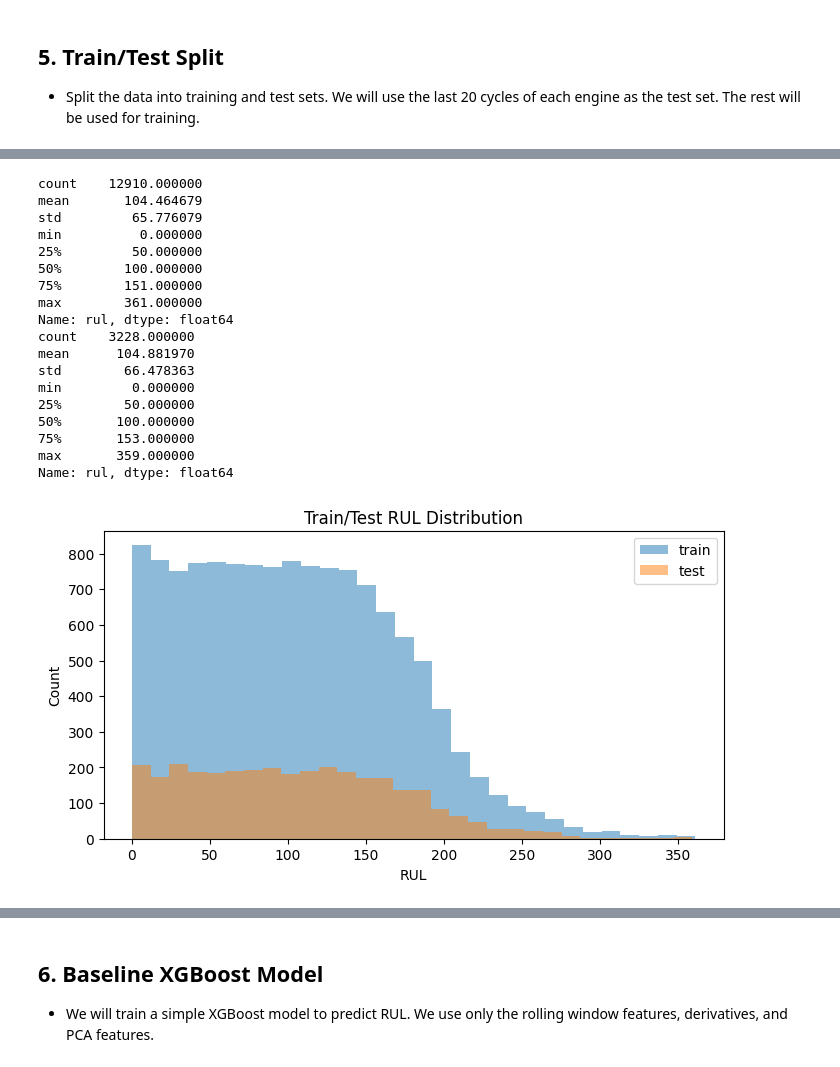
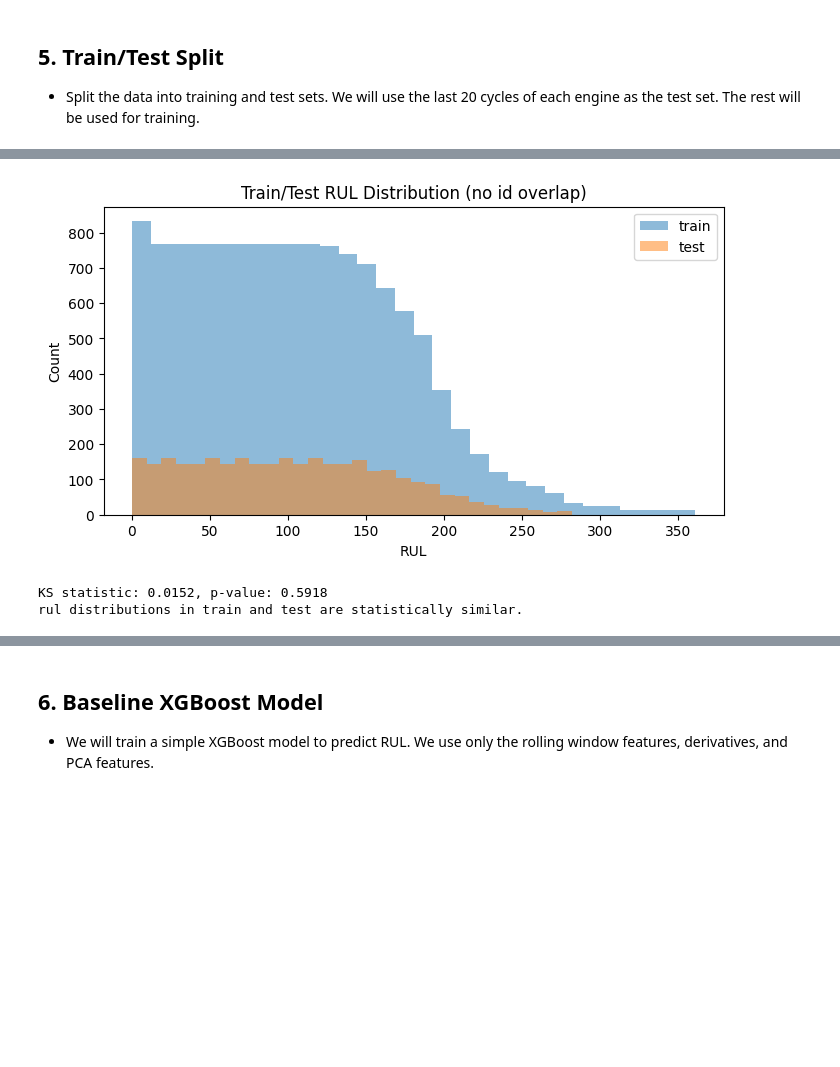
Before and after one commit to AleksTurov/motors, a Jupyter notebook: notebook/motor_rul_baseline.ipynb, the cells around one changed output, grey strips where cells are left out. Saved outputs shown, nothing was run; the diff lists cells and outputs as text; code cells hidden in the pictures; blank space fills up the shorter version.

```diff
--- a/notebook/motor_rul_baseline.ipynb
+++ b/notebook/motor_rul_baseline.ipynb
@@ -272,0 +325,5 @@ df[rolling_cols] = imputer.fit_transform(df[rolling_cols])
+# %%
+# Create bins for RUL to stratify the split
+id_rul = df.groupby('id')['rul'].max().reset_index()
+id_rul['rul_bin'] = pd.qcut(id_rul['rul'], q=10, duplicates='drop')
+id_rul['rul_bin']
@@ -272,0 +344,15 @@ df[rolling_cols] = imputer.fit_transform(df[rolling_cols])
+# %%
+# Split the data into training and test sets, stratifying by the RUL bins
+train_ids, test_ids = train_test_split(
+    id_rul['id'],
+    test_size=0.2,
+    random_state=42,
+    stratify=id_rul['rul_bin']
+)
+# %%
+# Form train and test sets based on the selected ids
+train_df = df[df['id'].isin(train_ids)].copy()
+test_df = df[df['id'].isin(test_ids)].copy()
+
+print(train_df['rul'].describe())
+print(test_df['rul'].describe())
@@ -273,54 +378,27 @@ df[rolling_cols] = imputer.fit_transform(df[rolling_cols])
 # %%
-from sklearn.model_selection import train_test_split
-
-# Create bins for RUL to stratify the split
-# This helps to ensure that both training and test sets have a similar distribution of RUL values
-# We use pd.qcut to create quantile-based bins, which helps in stratifying the split
-# The 'duplicates' parameter is set to 'drop' to avoid issues with bins that have the same edges
-# This is useful when the RUL values are not evenly distributed
-df['rul_bin'] = pd.qcut(df['rul'], q=10, duplicates='drop')
-
-# Стратифицированный сплит по бинам
-train_df, test_df = train_test_split(
-    df,
-    test_size=0.2,
-    random_state=42,
-    stratify=df['rul_bin']
-)
-
-# Удаляем вспомогательный столбец
-train_df = train_df.drop(columns='rul_bin')
-test_df = test_df.drop(columns='rul_bin')
-
-print(train_df['rul'].describe())
-print(test_df['rul'].describe())
+# Visualize the distribution of RUL in train and test sets
 import matplotlib.pyplot as plt
 
 plt.figure(figsize=(8,4))
 plt.hist(train_df['rul'], bins=30, alpha=0.5, label='train')
 plt.hist(test_df['rul'], bins=30, alpha=0.5, label='test')
 plt.xlabel('RUL')
 plt.ylabel('Count')
 plt.legend()
-plt.title('Train/Test RUL Distribution')
+plt.title('Train/Test RUL Distribution (no id overlap)')
 plt.show()
 # %% [output]
-count    12910.000000
-mean       104.464679
-std         65.776079
-min          0.000000
-25%         50.000000
-50%        100.000000
-75%        151.000000
-max        361.000000
-Name: rul, dtype: float64
-count    3228.000000
-mean      104.881970
-std        66.478363
-min         0.000000
-25%        50.000000
-50%       100.000000
-75%       153.000000
-max       359.000000
-Name: rul, dtype: float64
-[figure, old version]
+[figure, new version]
+# %%
+from scipy.stats import ks_2samp
+
+stat, p_value = ks_2samp(train_df['rul'], test_df['rul'])
+print(f"KS statistic: {stat:.4f}, p-value: {p_value:.4f}")
+
+if p_value > 0.05:
+    print("rul distributions in train and test are statistically similar.")
+else:
+    print("rul distributions in train and test are statistically different.")
+# %% [output]
+KS statistic: 0.0152, p-value: 0.5918
+rul distributions in train and test are statistically similar.
```
Also changed, not shown: parts of 21 cells of this notebook, 1 other file.
